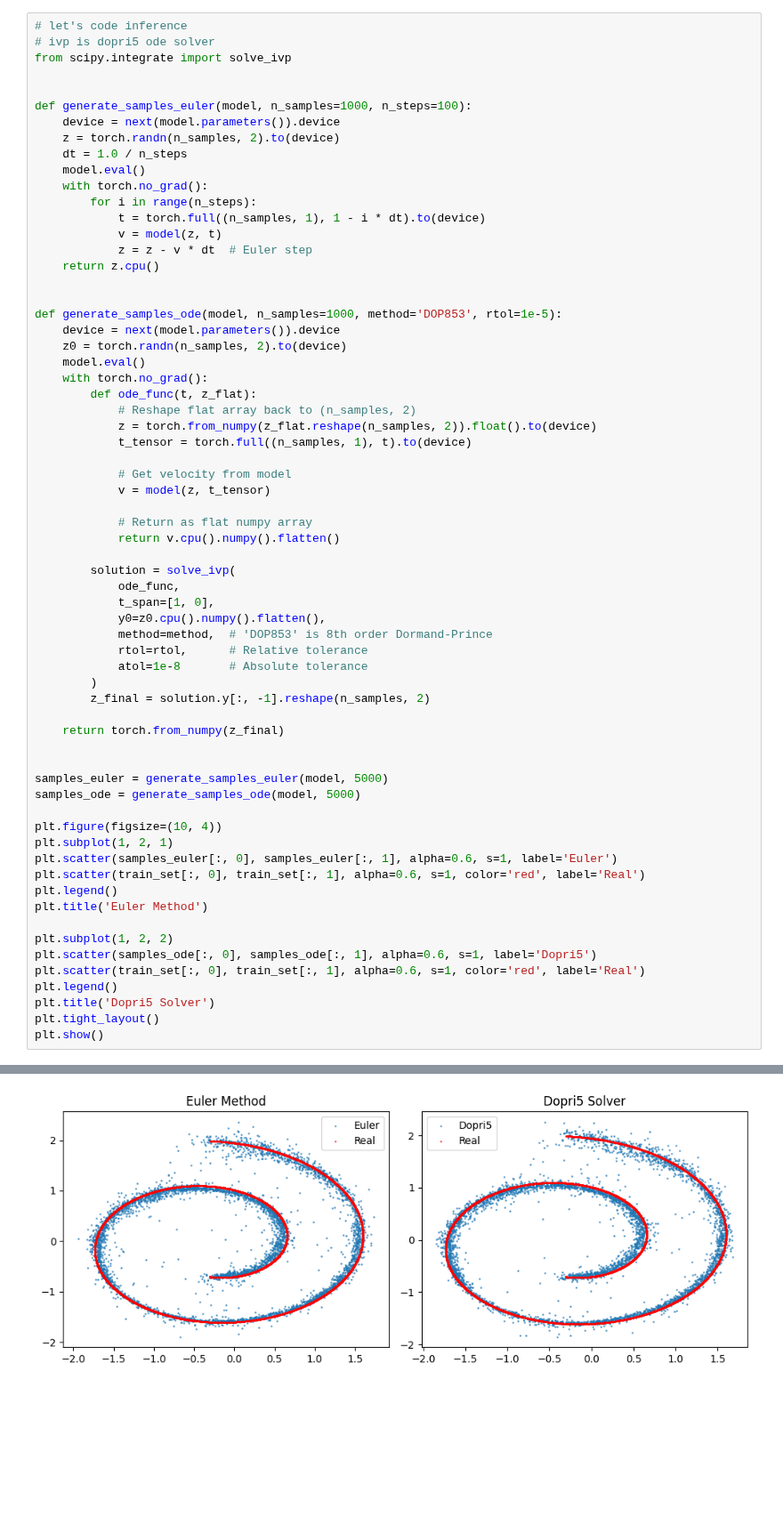
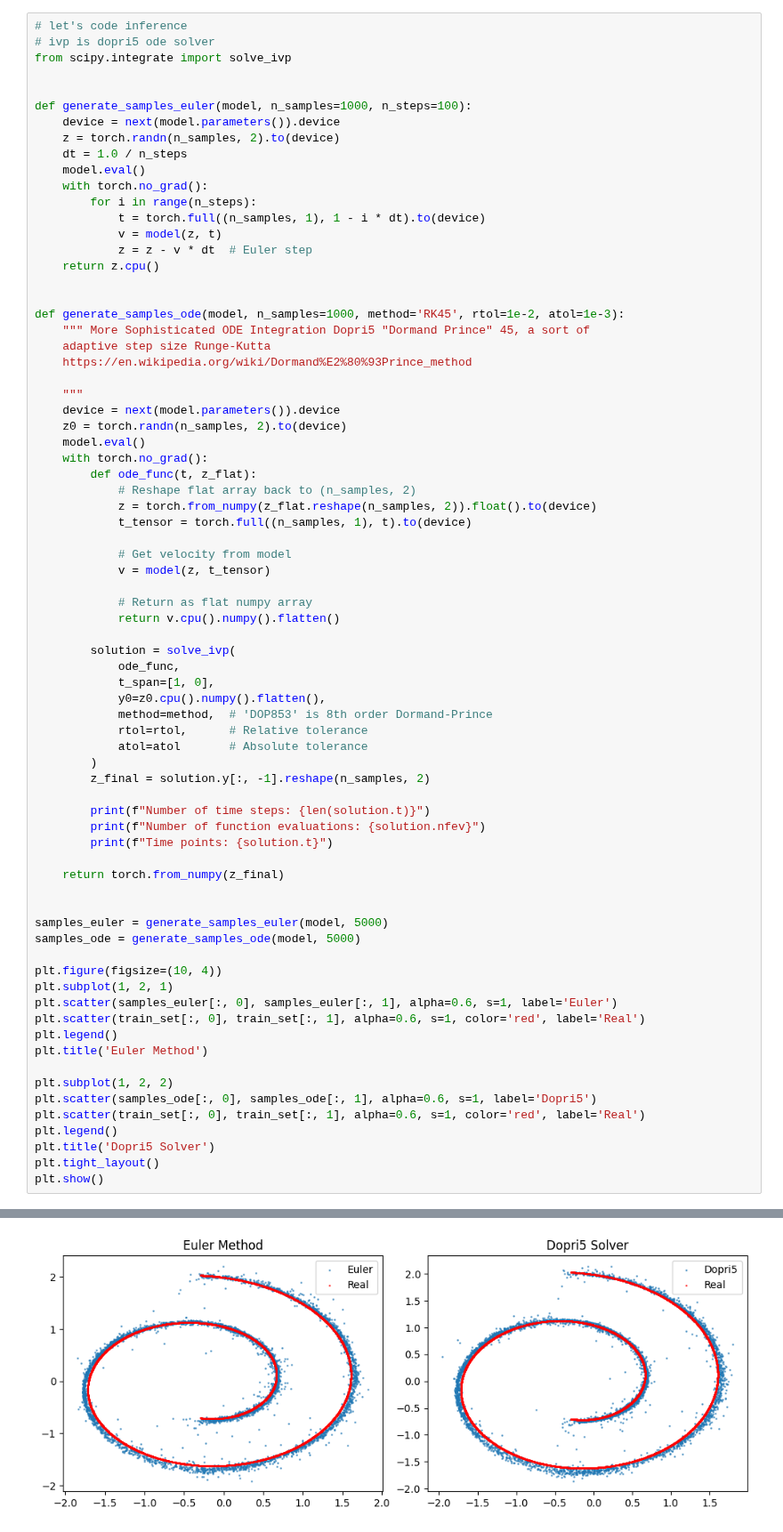
Before and after one commit to etienne87/diffusion_tutorials, a Jupyter notebook: notebooks/flow_matching.ipynb, the cells around one changed output, grey strips where cells are left out. Shown at 89% size. Saved outputs shown, nothing was run; the diff lists cells and outputs as text; blank space fills up the shorter version.

```diff
--- a/notebooks/flow_matching.ipynb
+++ b/notebooks/flow_matching.ipynb
@@ -145,7 +145,12 @@ def generate_samples_euler(model, n_samples=1000, n_steps=100):
     return z.cpu()
 
 
-def generate_samples_ode(model, n_samples=1000, method='DOP853', rtol=1e-5):
+def generate_samples_ode(model, n_samples=1000, method='RK45', rtol=1e-2, atol=1e-3):
+    """ More Sophisticated ODE Integration Dopri5 "Dormand Prince" 45, a sort of
+    adaptive step size Runge-Kutta
+    https://en.wikipedia.org/wiki/Dormand%E2%80%93Prince_method
+
+    """
     device = next(model.parameters()).device
     z0 = torch.randn(n_samples, 2).to(device)
     model.eval()
@@ -167,9 +172,13 @@ def generate_samples_ode(model, n_samples=1000, method='DOP853', rtol=1e-5):
             y0=z0.cpu().numpy().flatten(),
             method=method,  # 'DOP853' is 8th order Dormand-Prince
             rtol=rtol,      # Relative tolerance
-            atol=1e-8       # Absolute tolerance
+            atol=atol       # Absolute tolerance
         )
         z_final = solution.y[:, -1].reshape(n_samples, 2)
+
+        print(f"Number of time steps: {len(solution.t)}")
+        print(f"Number of function evaluations: {solution.nfev}")
+        print(f"Time points: {solution.t}")
 
     return torch.from_numpy(z_final)
 
@@ -195 +207 @@ plt.show()
-[figure, old version]
+[figure, new version]
```
Also changed, not shown: parts of 4 cells of this notebook.
